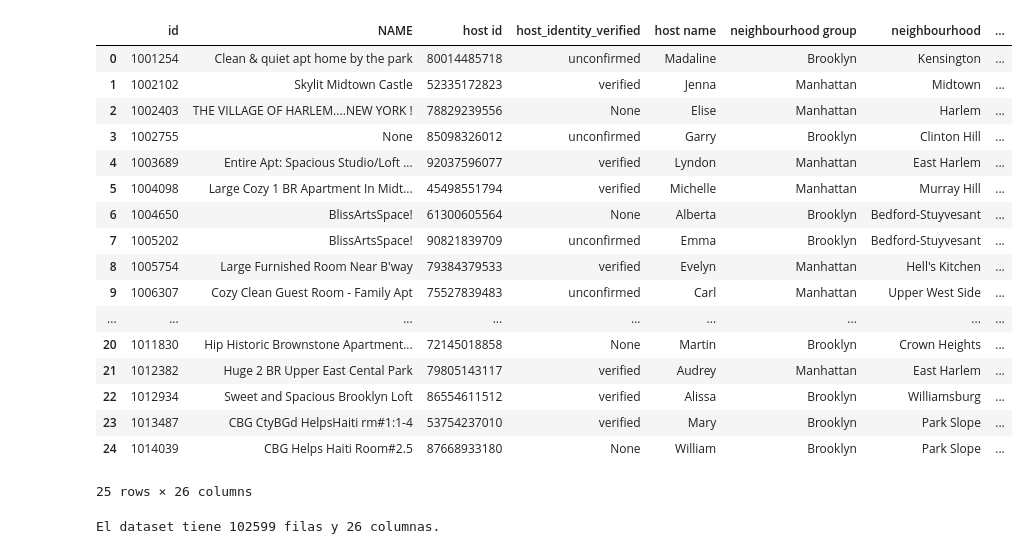
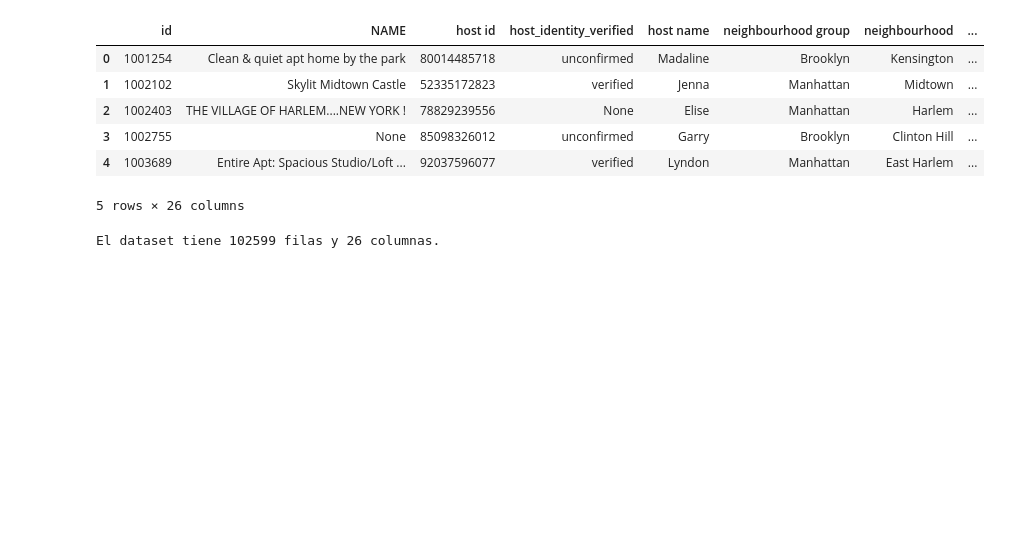
Before and after one commit to Jakcobo/Proyecto_ETL, a Jupyter notebook: Notebooks/002_EDA.ipynb, the cells around one changed output. Saved outputs shown, nothing was run; the diff lists cells and outputs as text; code cells hidden in the pictures; blank space fills up the shorter version.

```diff
--- a/Notebooks/002_EDA.ipynb
+++ b/Notebooks/002_EDA.ipynb
@@ -40,26 +41,15 @@ DB_NAME = creds["database"]
 engine = create_engine(f'postgresql+psycopg2://{DB_USER}:{DB_PASSWORD}@{DB_HOST}:{DB_PORT}/{DB_NAME}')
 # %%
 df = pd.read_sql("SELECT * FROM airbnb_data", con=engine)
-display(df.head(25))
+display(df.head())
 # %% [output]
 |  | id | NAME | host id | host_identity_verified | host name | neighbourhood group | neighbourhood | ... |
 | 0 | 1001254 | Clean & quiet apt home by the park | 80014485718 | unconfirmed | Madaline | Brooklyn | Kensington | ... |
 | 1 | 1002102 | Skylit Midtown Castle | 52335172823 | verified | Jenna | Manhattan | Midtown | ... |
 | 2 | 1002403 | THE VILLAGE OF HARLEM....NEW YORK ! | 78829239556 | None | Elise | Manhattan | Harlem | ... |
 | 3 | 1002755 | None | 85098326012 | unconfirmed | Garry | Brooklyn | Clinton Hill | ... |
 | 4 | 1003689 | Entire Apt: Spacious Studio/Loft ... | 92037596077 | verified | Lyndon | Manhattan | East Harlem | ... |
-| 5 | 1004098 | Large Cozy 1 BR Apartment In Midt... | 45498551794 | verified | Michelle | Manhattan | Murray Hill | ... |
-| 6 | 1004650 | BlissArtsSpace! | 61300605564 | None | Alberta | Brooklyn | Bedford-Stuyvesant | ... |
-| 7 | 1005202 | BlissArtsSpace! | 90821839709 | unconfirmed | Emma | Brooklyn | Bedford-Stuyvesant | ... |
-| 8 | 1005754 | Large Furnished Room Near B'way | 79384379533 | verified | Evelyn | Manhattan | Hell's Kitchen | ... |
-| 9 | 1006307 | Cozy Clean Guest Room - Family Apt | 75527839483 | unconfirmed | Carl | Manhattan | Upper West Side | ... |
-| ... | ... | ... | ... | ... | ... | ... | ... | ... |
-| 20 | 1011830 | Hip Historic Brownstone Apartment... | 72145018858 | None | Martin | Brooklyn | Crown Heights | ... |
-| 21 | 1012382 | Huge 2 BR Upper East Cental Park | 79805143117 | verified | Audrey | Manhattan | East Harlem | ... |
-| 22 | 1012934 | Sweet and Spacious Brooklyn Loft | 86554611512 | verified | Alissa | Brooklyn | Williamsburg | ... |
-| 23 | 1013487 | CBG CtyBGd HelpsHaiti rm#1:1-4 | 53754237010 | verified | Mary | Brooklyn | Park Slope | ... |
-| 24 | 1014039 | CBG Helps Haiti Room#2.5 | 87668933180 | None | William | Brooklyn | Park Slope | ... |
-25 rows × 26 columns
+5 rows × 26 columns
 # %%
 print(f"El dataset tiene {df.shape[0]} filas y {df.shape[1]} columnas.")
 # %% [output]
```
Also changed, not shown: parts of 6 cells of this notebook, 3 other files.
